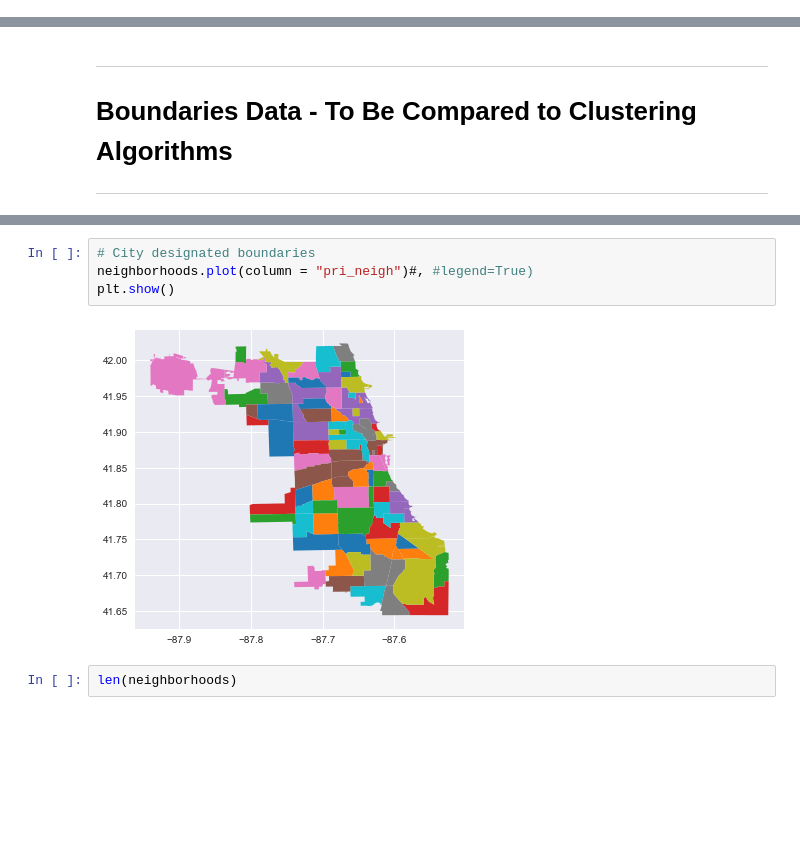
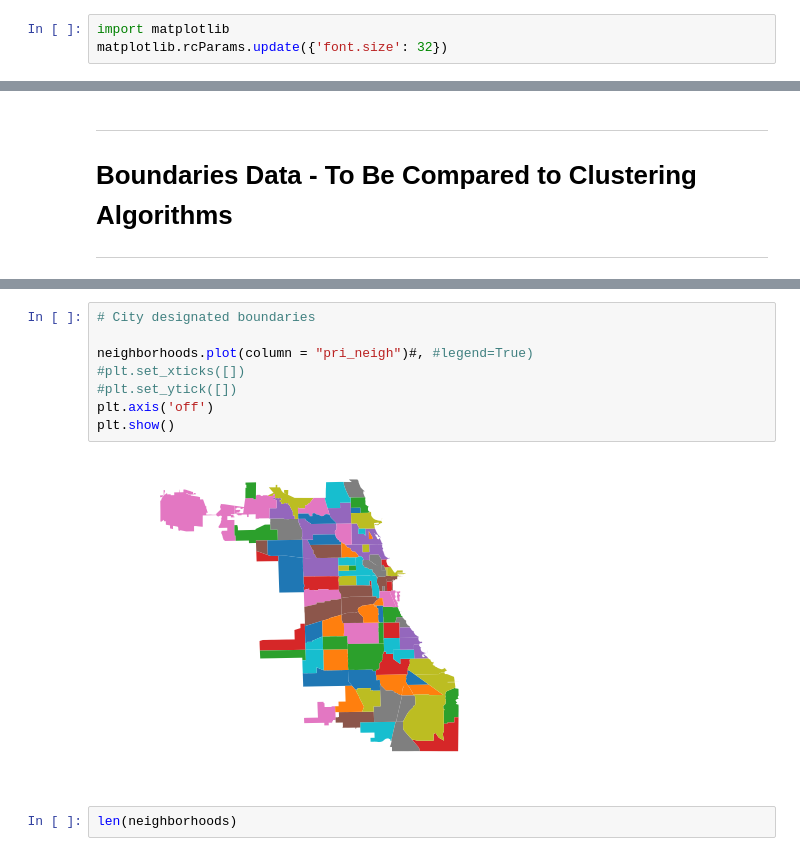
Before and after one commit to jkup11/Geographic-Neighborhood-Clustering, a Jupyter notebook: EDA.ipynb, the cells around one changed output, grey strips where cells are left out. Drawn from its saved outputs; the diff is of its cells as text; blank space fills up the shorter version.

```diff
--- a/EDA.ipynb
+++ b/EDA.ipynb
@@ -98,6 +100,9 @@ full_grid.head()
 ***
 # Crime Data
 ***
+# %%
+import matplotlib
+matplotlib.rcParams.update({'font.size': 32})
 # %%
 # show aggregated crime counts by year
 ax = sns.countplot(x="Year",data=crime,palette="PuBuGn_d")#, cmap=BLUES)
@@ -477,10 +504,14 @@ neighborhoods.head()
 | 4 | Humboldt Park | HUMBOLDT PARK | 1.250104e+08 | 46126.751351 | POLYGON ((-87.74059567509266 41.8... |
 # %%
 # City designated boundaries
+
 neighborhoods.plot(column = "pri_neigh")#, #legend=True)
+#plt.set_xticks([])
+#plt.set_ytick([])
+plt.axis('off')
 plt.show()
 # %% [output]
-[figure, old version]
+[figure, new version]
 # %%
 len(neighborhoods)
 # %% [output]
```
Also changed, not shown: parts of 32 cells of this notebook, 1 other file.
